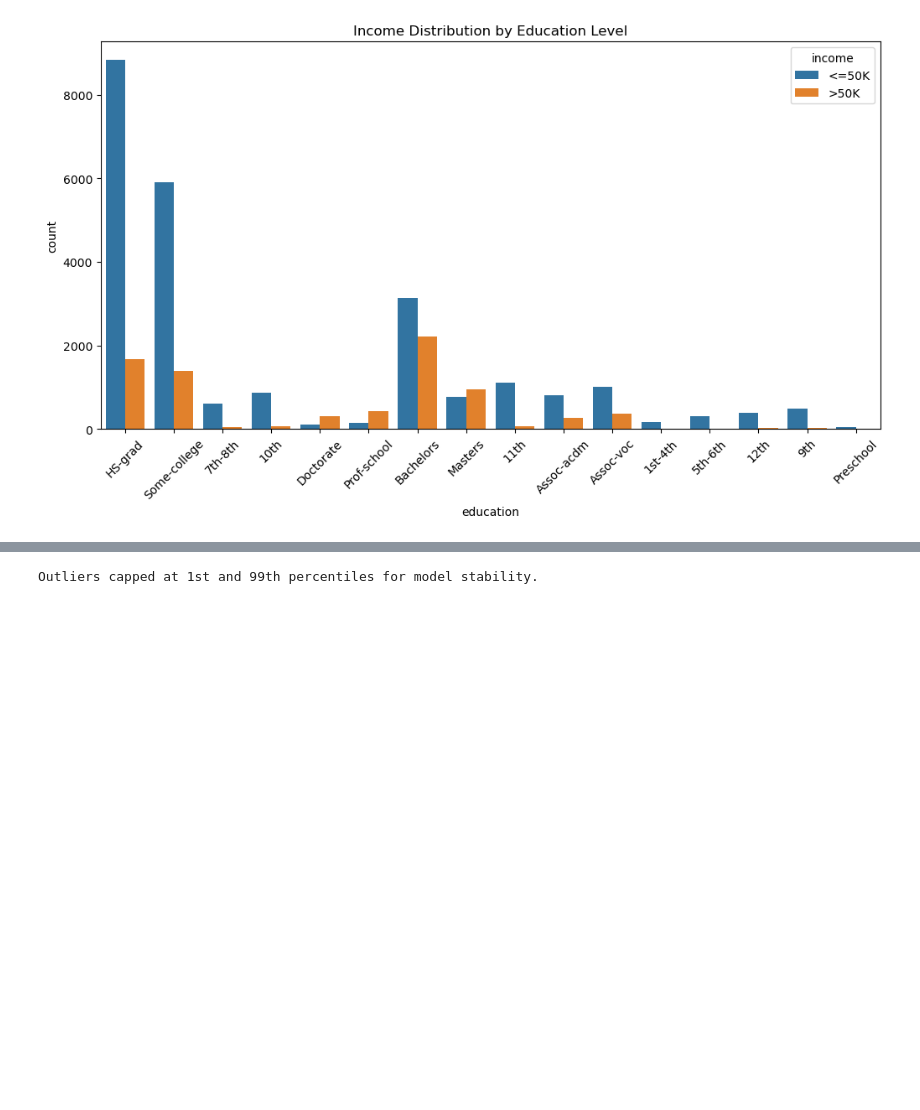
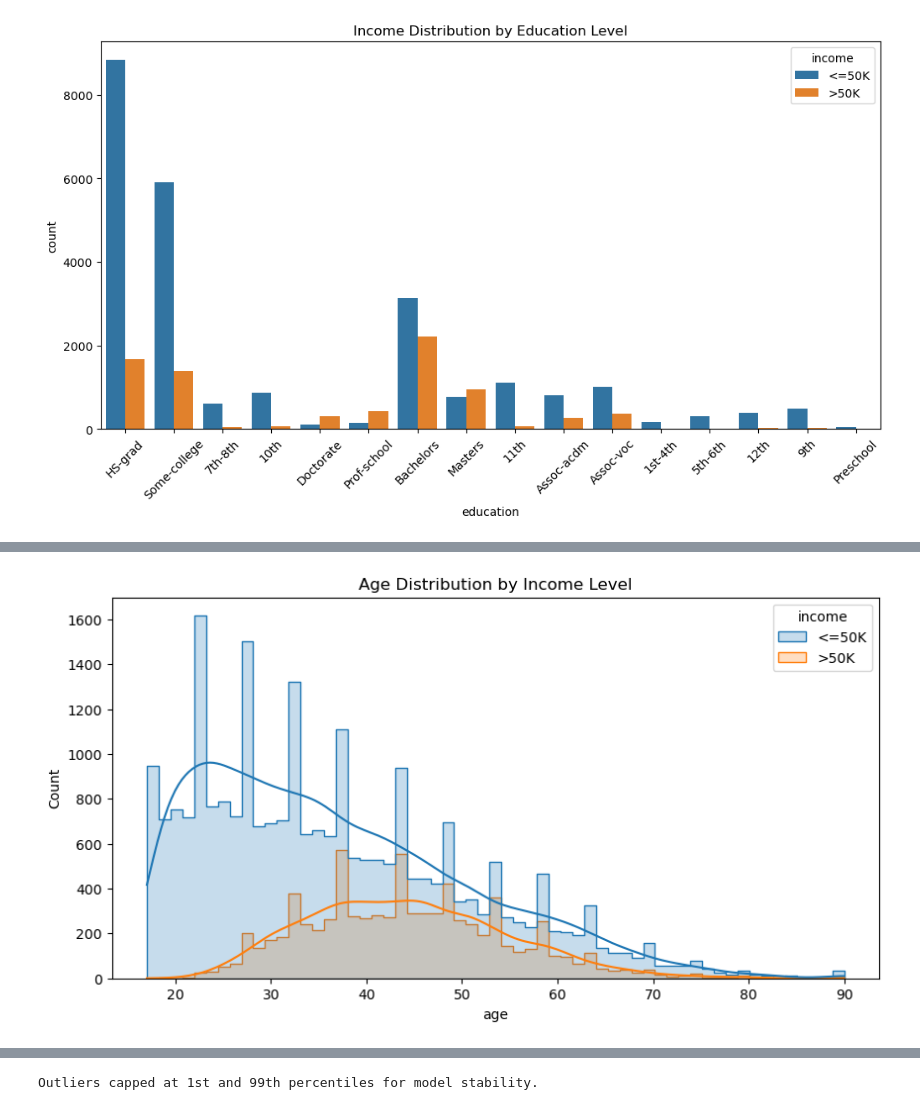
Before and after one commit to mxnishaa/mldp, a Jupyter notebook: test.ipynb, the cells around one changed output, grey strips where cells are left out. Cells and saved outputs as stored; diff of their text form; code cells hidden in the pictures; blank space fills up the shorter version.

```diff
--- a/test.ipynb
+++ b/test.ipynb
@@ -109,0 +178,8 @@ plt.show()
+# %%
+# 2. Histogram: Age distribution by Income
+plt.figure(figsize=(10, 5))
+sns.histplot(data=df, x='age', hue='income', kde=True, element="step")
+plt.title("Age Distribution by Income Level")
+plt.show()
+# %% [output]
+[figure, added]
```
Also changed, not shown: parts of 68 cells of this notebook, 4 other files.
